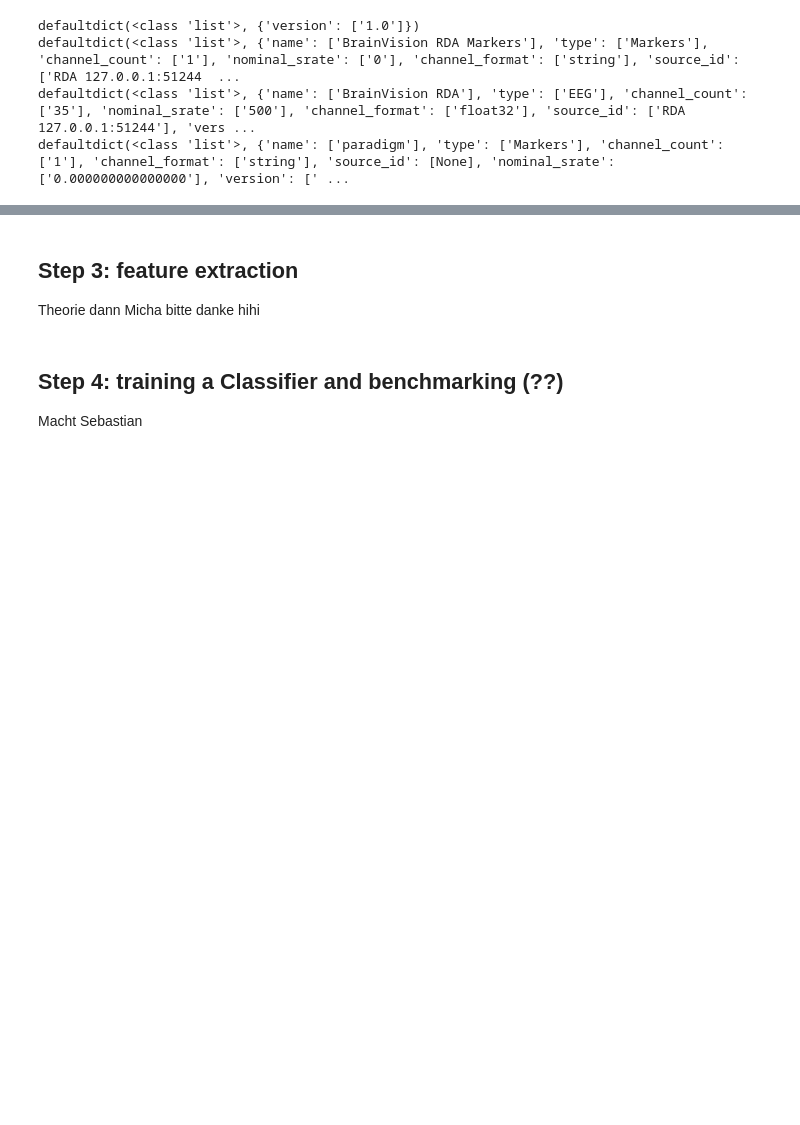
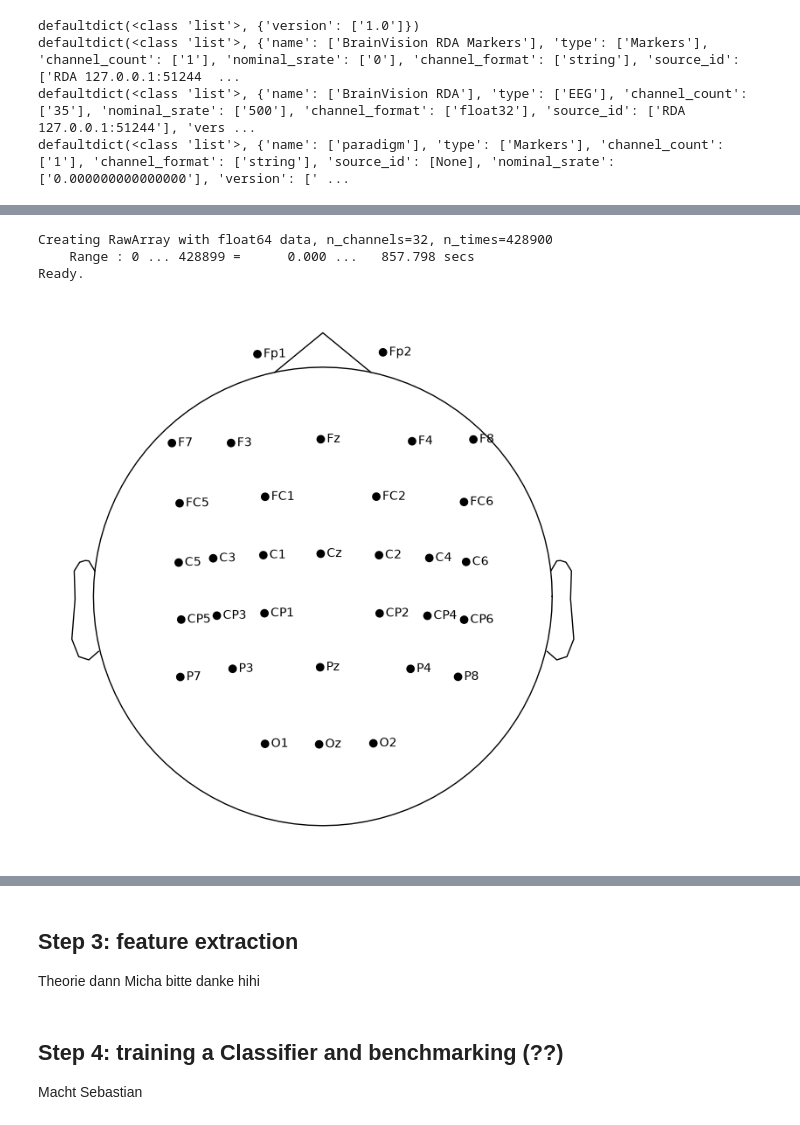
Before and after one commit to Mirage-91/Mirage91, a Jupyter notebook: HowTo/MI.ipynb, the cells around one changed output, grey strips where cells are left out. Cells and saved outputs as stored; diff of their text form; code cells hidden in the pictures; blank space fills up the shorter version.

```diff
--- a/HowTo/MI.ipynb
+++ b/HowTo/MI.ipynb
@@ -50,23 +48,17 @@ TODO: finish writing the markdown and continue the preprocessing
 # %%
-eeg_idx = next(i for i, s in enumerate(streams) if s["info"]["type"][0] == "EEG")
+eeg_stream = streams[1]
+print(f'eeg stream: {eeg_stream}')
 
-marker_idx = next(i for i, s in enumerate(streams) if s["info"]["type"][0] == "Markers" and s["info"]["name"][0] == "paradigm")
-
-eeg_stream = streams[eeg_idx]
-marker_stream = streams[marker_idx]
+marker_stream = streams[2]
+print(f'marker stream: {marker_stream}')
 
 all_channel_names = [channel["label"][0] for channel in eeg_stream["info"]["desc"][0]["channels"][0]["channel"]]
+print(f'Channel names: {all_channel_names}')
 
-eeg_data = pd.DataFrame(eeg_stream["time_series"], columns=all_channel_names)
 
-print("EEG stream index:", eeg_idx)
-print("Marker stream index:", marker_idx)
-print(eeg_data.shape)
-print(marker_stream["time_series"][:])
-#next basically tells us where it finds the thing we look for first
-first_pause= next(i for i,s in enumerate(marker_stream['time_series']) if s == ['pause'])
-print(f'We find the first pause at position: {first_pause} (start at 0)')
-#if we want to sum it up we want to use sum so we see how many pauses were done
-all_pause= sum(i for i,s in enumerate(marker_stream['time_series']) if s == ['pause'])
-print(f'sum of all the pauses: {all_pause}')
+excluded = {"x_dir", "y_dir", "z_dir"}
+channels_needed = [name for name in all_channel_names if name.strip().lower() not in excluded]
+dropped_channels = [name for name in all_channel_names if name.strip().lower() in excluded]
+
+eeg_data = pd.DataFrame(eeg_stream["time_series"], columns=all_channel_names)[channels_needed]
 # %% [output]
@@ -78,0 +94,19 @@ sum of all the pauses: 14400
+# %%
+sfreq = float(eeg_stream["info"]["nominal_srate"][0])
+info = mne.create_info(
+    ch_names=channels_needed,
+    ch_types=["eeg"] * len(channels_needed),
+    sfreq=sfreq,
+)
+
+
+# XDF metadata reports these EEG samples in microvolts; MNE stores EEG in volts.
+raw = mne.io.RawArray(eeg_data.to_numpy(dtype=float).T * 1e-6, info)
+raw.rename_channels({"FP2": "Fp2"})
+raw.set_montage(mne.channels.make_standard_montage("colin27_1020"), on_missing="raise")
+montage_fig=raw.plot_sensors(show_names=True, show=False)
+# %% [output]
+Creating RawArray with float64 data, n_channels=32, n_times=428900
+    Range : 0 ... 428899 =      0.000 ...   857.798 secs
+Ready.
+[figure, added]
```
Also changed, not shown: parts of 10 cells of this notebook.
